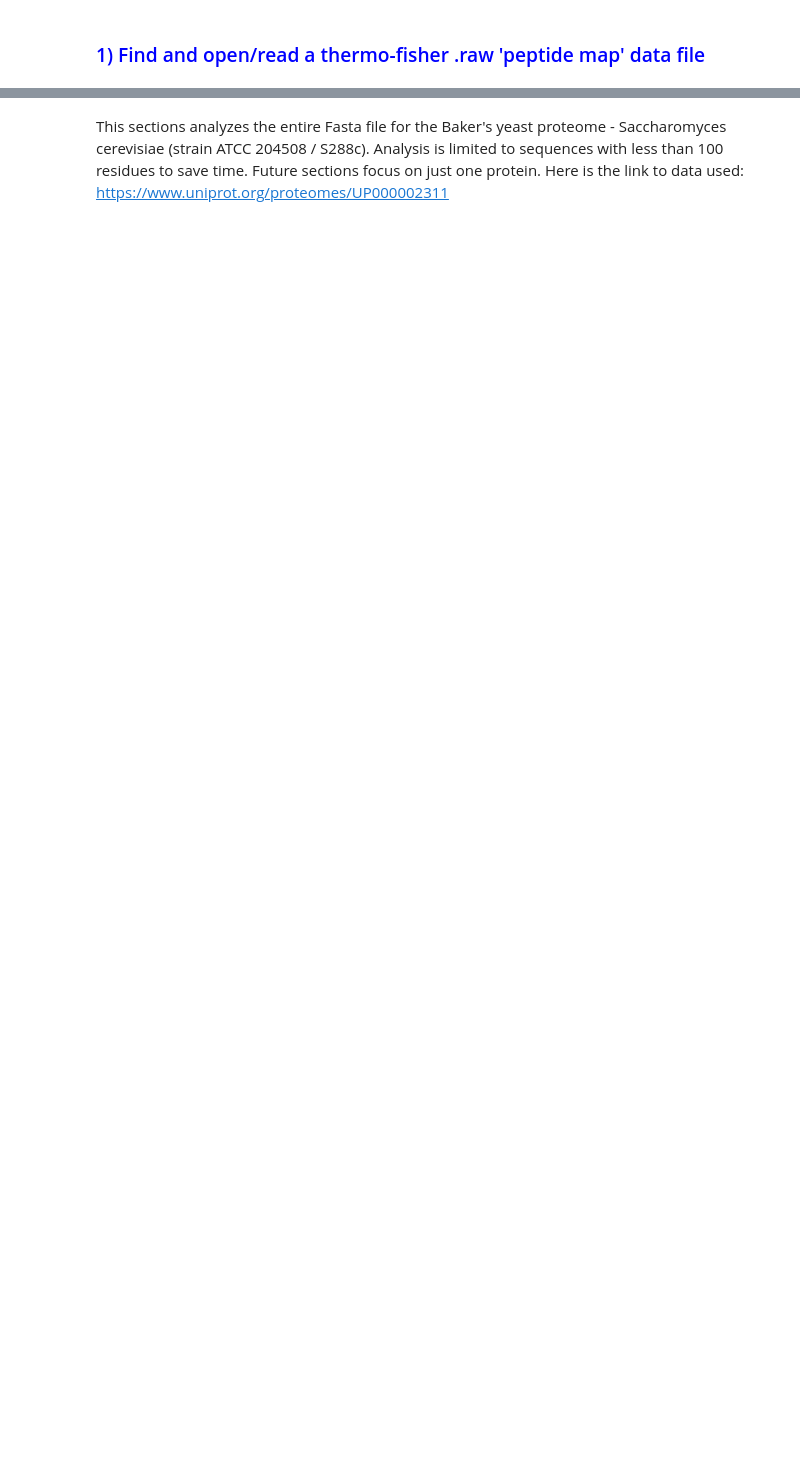
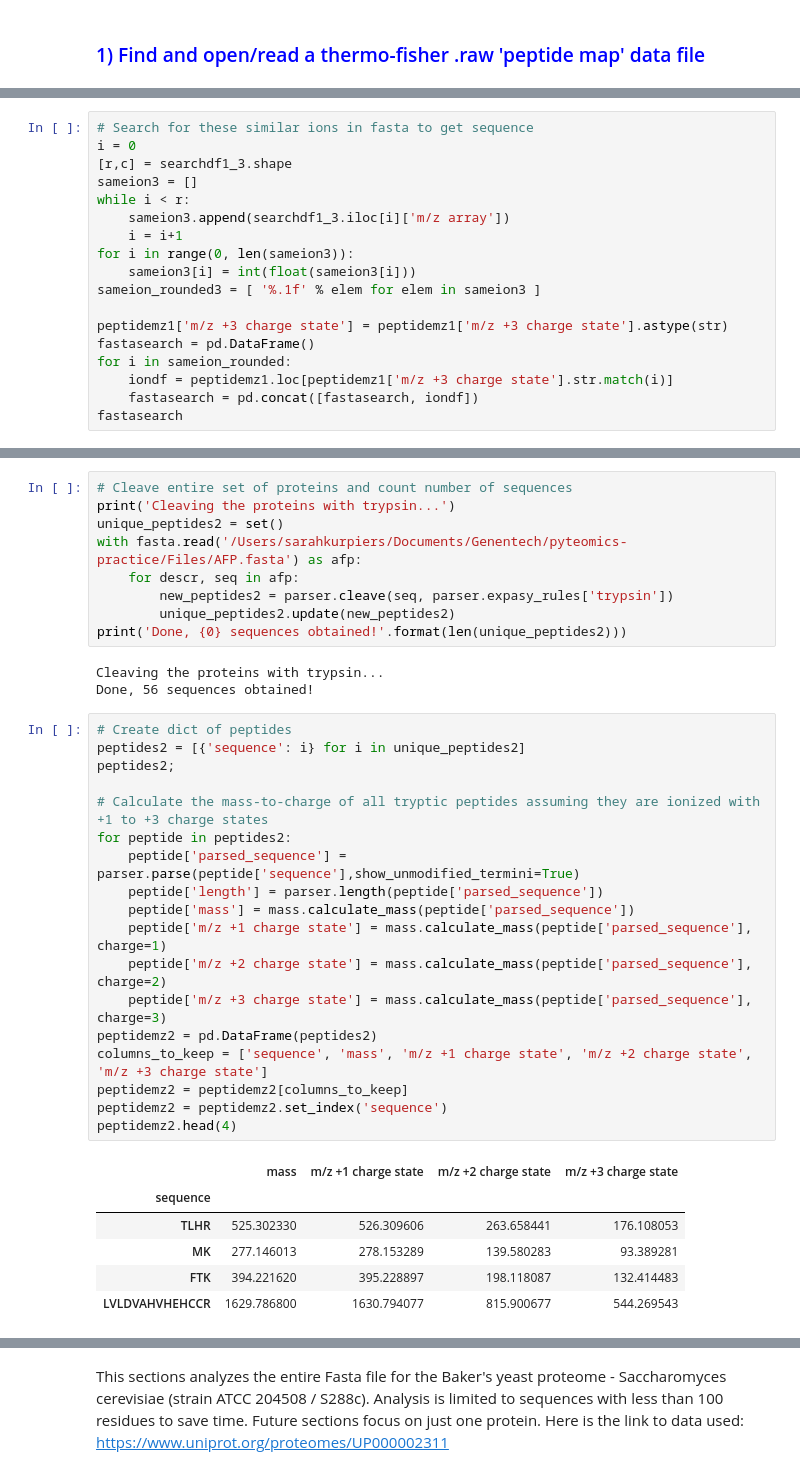
Before and after one commit to skurpiers/pyteomics-practice, a Jupyter notebook: Kurpiers Pyteomics Internship Practice.ipynb, the cells around one changed output, grey strips where cells are left out. Saved outputs shown, nothing was run; the diff lists cells and outputs as text; blank space fills up the shorter version.

```diff
--- a/Kurpiers Pyteomics Internship Practice.ipynb
+++ b/Kurpiers Pyteomics Internship Practice.ipynb
@@ -49,0 +219,18 @@ sp|A0A023PYF4|YE145_YEAST Uncharacterized protein YER145C-A OS=Saccharomyces cer
+# %%
+# Search for these similar ions in fasta to get sequence
+i = 0
+[r,c] = searchdf1_3.shape
+sameion3 = []
+while i < r:
+    sameion3.append(searchdf1_3.iloc[i]['m/z array'])
+    i = i+1
+for i in range(0, len(sameion3)):
+    sameion3[i] = int(float(sameion3[i]))
+sameion_rounded3 = [ '%.1f' % elem for elem in sameion3 ]
+
+peptidemz1['m/z +3 charge state'] = peptidemz1['m/z +3 charge state'].astype(str)
+fastasearch = pd.DataFrame()
+for i in sameion_rounded:
+    iondf = peptidemz1.loc[peptidemz1['m/z +3 charge state'].str.match(i)]
+    fastasearch = pd.concat([fastasearch, iondf])
+fastasearch
@@ -49,0 +282,37 @@ sp|A0A023PYF4|YE145_YEAST Uncharacterized protein YER145C-A OS=Saccharomyces cer
+# %%
+# Cleave entire set of proteins and count number of sequences
+print('Cleaving the proteins with trypsin...')
+unique_peptides2 = set()
+with fasta.read('/Users/sarahkurpiers/Documents/Genentech/pyteomics-practice/Files/AFP.fasta') as afp:
+    for descr, seq in afp:
+        new_peptides2 = parser.cleave(seq, parser.expasy_rules['trypsin'])
+        unique_peptides2.update(new_peptides2)
+print('Done, {0} sequences obtained!'.format(len(unique_peptides2)))
+# %% [output]
+Cleaving the proteins with trypsin...
+Done, 56 sequences obtained!
+# %%
+# Create dict of peptides
+peptides2 = [{'sequence': i} for i in unique_peptides2]
+peptides2;
+
+# Calculate the mass-to-charge of all tryptic peptides assuming they are ionized with +1 to +3 charge states
+for peptide in peptides2:
+    peptide['parsed_sequence'] = parser.parse(peptide['sequence'],show_unmodified_termini=True)
+    peptide['length'] = parser.length(peptide['parsed_sequence'])
+    peptide['mass'] = mass.calculate_mass(peptide['parsed_sequence'])
+    peptide['m/z +1 charge state'] = mass.calculate_mass(peptide['parsed_sequence'], charge=1)
+    peptide['m/z +2 charge state'] = mass.calculate_mass(peptide['parsed_sequence'], charge=2)
+    peptide['m/z +3 charge state'] = mass.calculate_mass(peptide['parsed_sequence'], charge=3)
+peptidemz2 = pd.DataFrame(peptides2)
+columns_to_keep = ['sequence', 'mass', 'm/z +1 charge state', 'm/z +2 charge state', 'm/z +3 charge state']
+peptidemz2 = peptidemz2[columns_to_keep]
+peptidemz2 = peptidemz2.set_index('sequence')
+peptidemz2.head(4)
+# %% [output]
+|  | mass | m/z +1 charge state | m/z +2 charge state | m/z +3 charge state |
+| sequence |  |  |  |  |
+| TLHR | 525.302330 | 526.309606 | 263.658441 | 176.108053 |
+| MK | 277.146013 | 278.153289 | 139.580283 | 93.389281 |
+| FTK | 394.221620 | 395.228897 | 198.118087 | 132.414483 |
+| LVLDVAHVHEHCCR | 1629.786800 | 1630.794077 | 815.900677 | 544.269543 |
```
Also changed, not shown: parts of 164 cells of this notebook, 7 other files.
